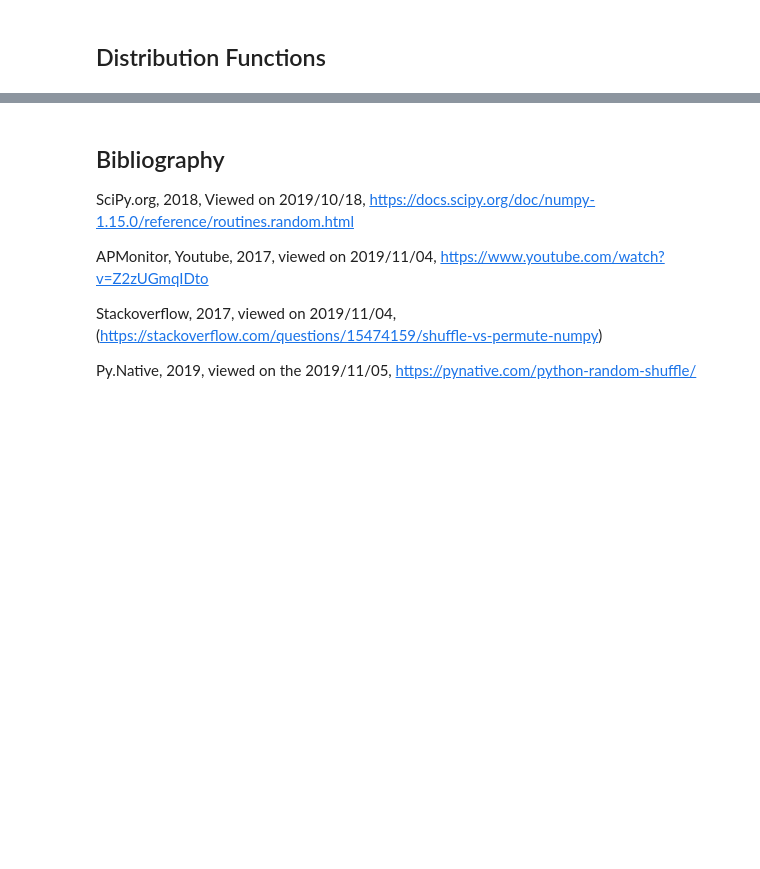
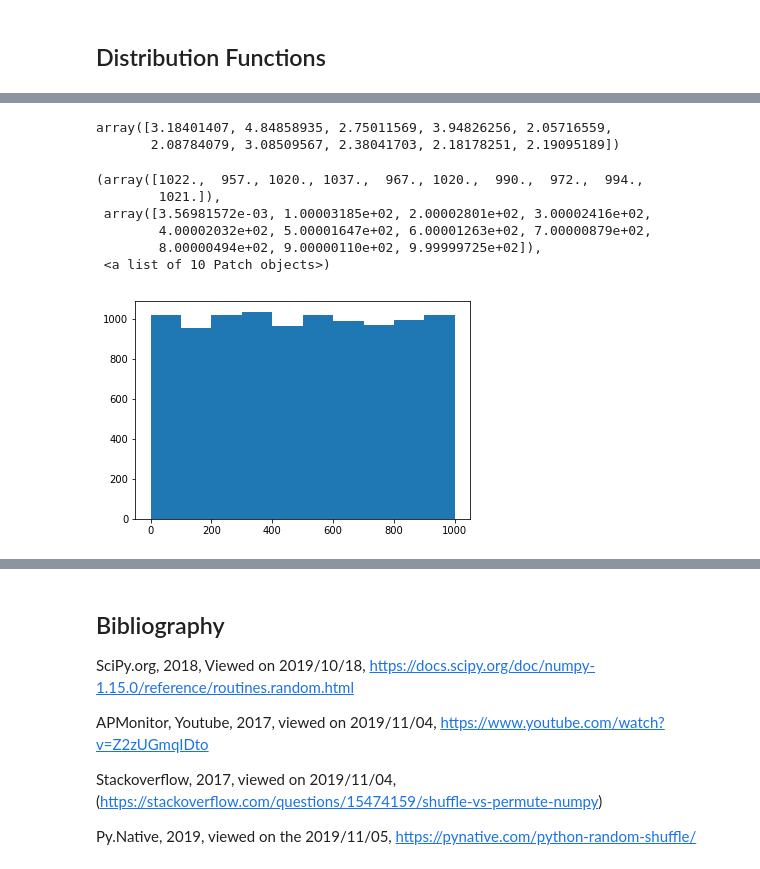
Before and after one commit to daithimarkham/Prog-Data-Anal-Assignment-2019, a Jupyter notebook: Numpy.Random.ipynb, the cells around one changed output, grey strips where cells are left out. Cells and saved outputs as stored; diff of their text form; code cells hidden in the pictures; blank space fills up the shorter version.

```diff
--- a/Numpy.Random.ipynb
+++ b/Numpy.Random.ipynb
@@ -218,0 +218,22 @@ array([[0, 1, 2],
+# %%
+# Get a 1000 numbers back.
+# Random,rand will only give you numbers between 0 and 1.
+# Random uniform will give you any numbers.
+np.random.uniform(2,5,10)
+# %% [output]
+array([3.18401407, 4.84858935, 2.75011569, 3.94826256, 2.05716559,
+       2.08784079, 3.08509567, 2.38041703, 2.18178251, 2.19095189])
+# %%
+# Pretty much does the same thing as the rand function which we looked at above.
+x = np.random.uniform(0,1000,10000)
+# %%
+# Shows the numbers on a bar chart.
+plt.hist(x)
+# %% [output]
+(array([1022.,  957., 1020., 1037.,  967., 1020.,  990.,  972.,  994.,
+        1021.]),
+ array([3.56981572e-03, 1.00003185e+02, 2.00002801e+02, 3.00002416e+02,
+        4.00002032e+02, 5.00001647e+02, 6.00001263e+02, 7.00000879e+02,
+        8.00000494e+02, 9.00000110e+02, 9.99999725e+02]),
+ <a list of 10 Patch objects>)
+[figure, added]
```
Also changed, not shown: parts of 23 cells of this notebook.
